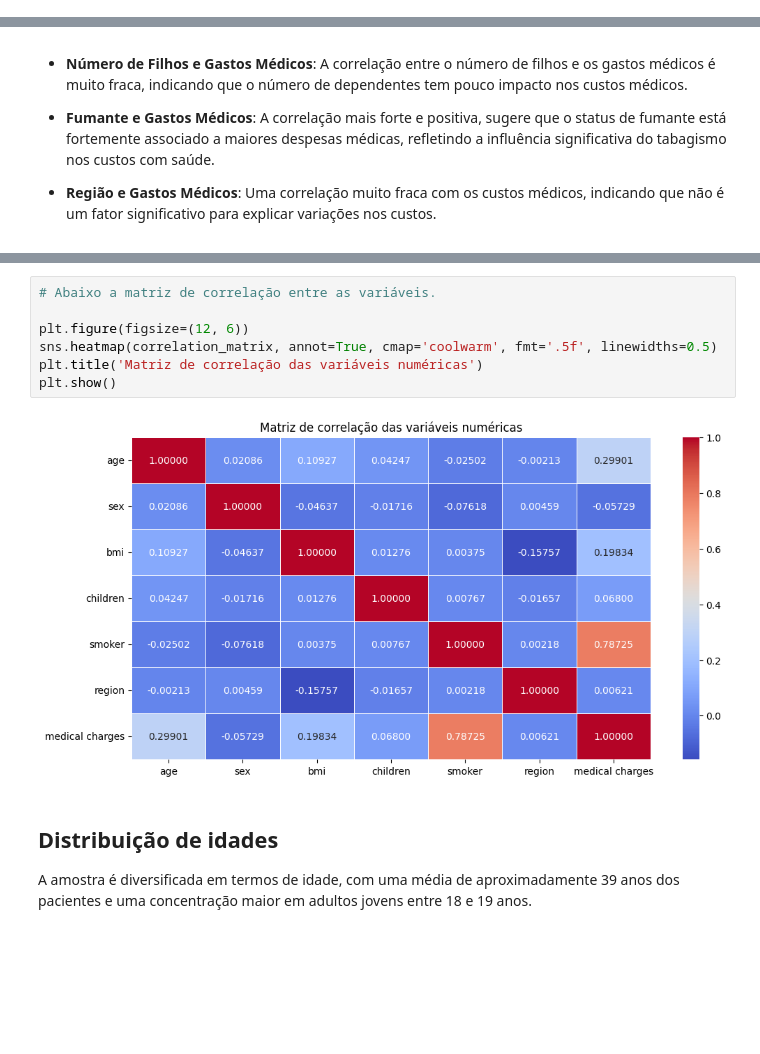
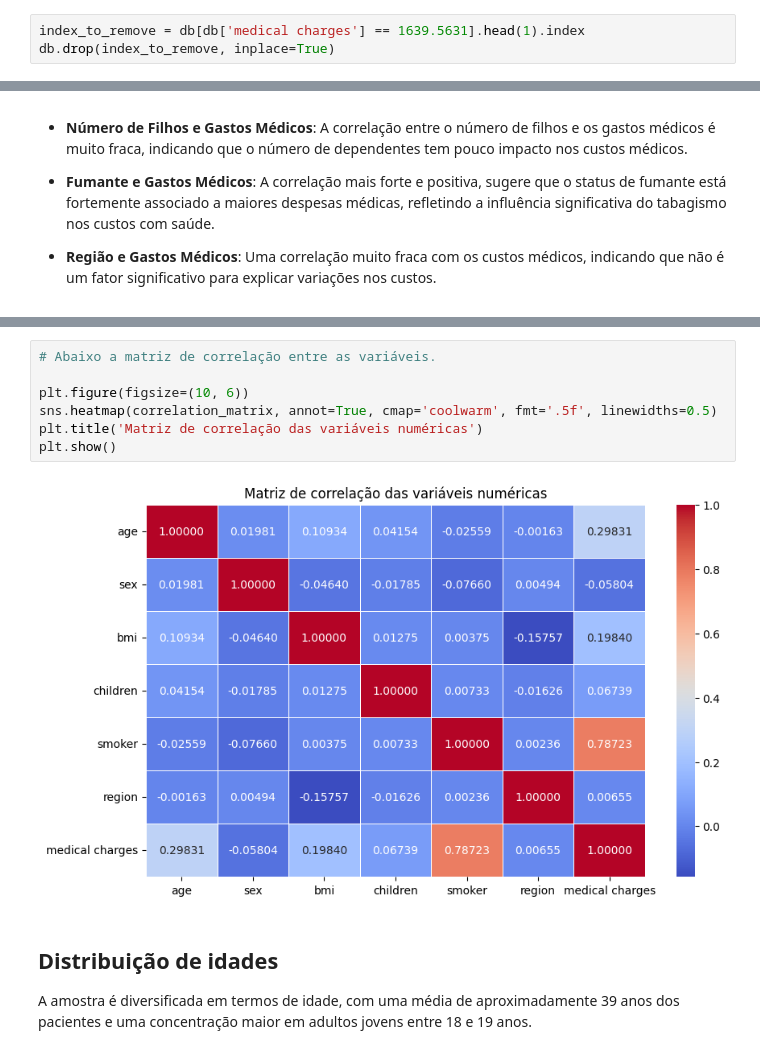
Before and after one commit to pedrocobalquini/Custo-Medico, a Jupyter notebook: custo_medico.ipynb, the cells around one changed output, grey strips where cells are left out. Cells and saved outputs as stored; diff of their text form; blank space fills up the shorter version.

```diff
--- a/custo_medico.ipynb
+++ b/custo_medico.ipynb
@@ -88,3 +99,6 @@ np.int64(1)
+# %%
+index_to_remove = db[db['medical charges'] == 1639.5631].head(1).index
+db.drop(index_to_remove, inplace=True)
 # %%
 # Verificando valores únicos em cada coluna.
 
@@ -126,12 +140,12 @@ correlation_matrix = db_temp.corr()
 # %%
 # Abaixo a matriz de correlação entre as variáveis.
 
-plt.figure(figsize=(12, 6))
+plt.figure(figsize=(10, 6))
 sns.heatmap(correlation_matrix, annot=True, cmap='coolwarm', fmt='.5f', linewidths=0.5)
 plt.title('Matriz de correlação das variáveis numéricas')
 plt.show()
 # %% [output]
-[figure, old version]
+[figure, new version]
 # %% [markdown]
 ## Distribuição de idades
 
```
Also changed, not shown: parts of 19 cells of this notebook.
